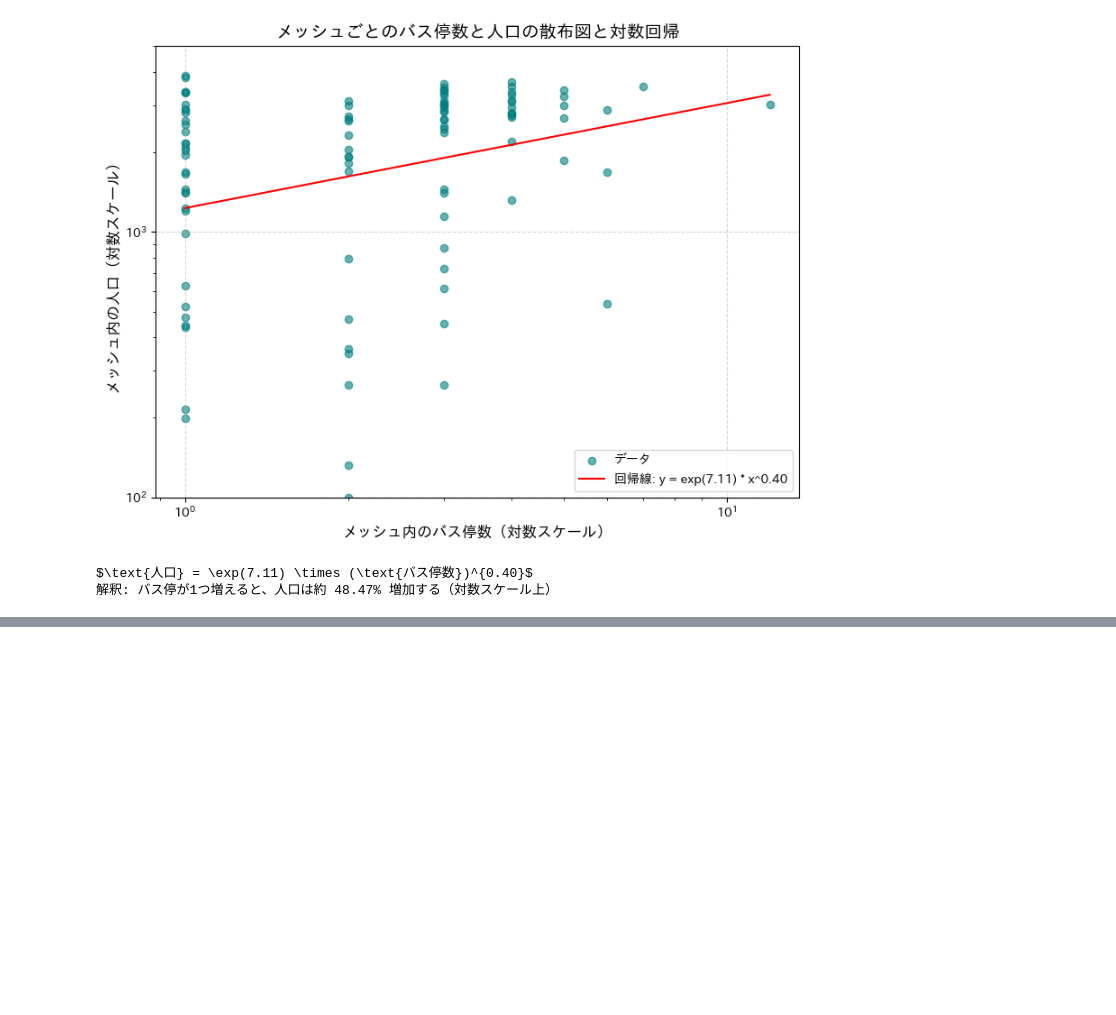
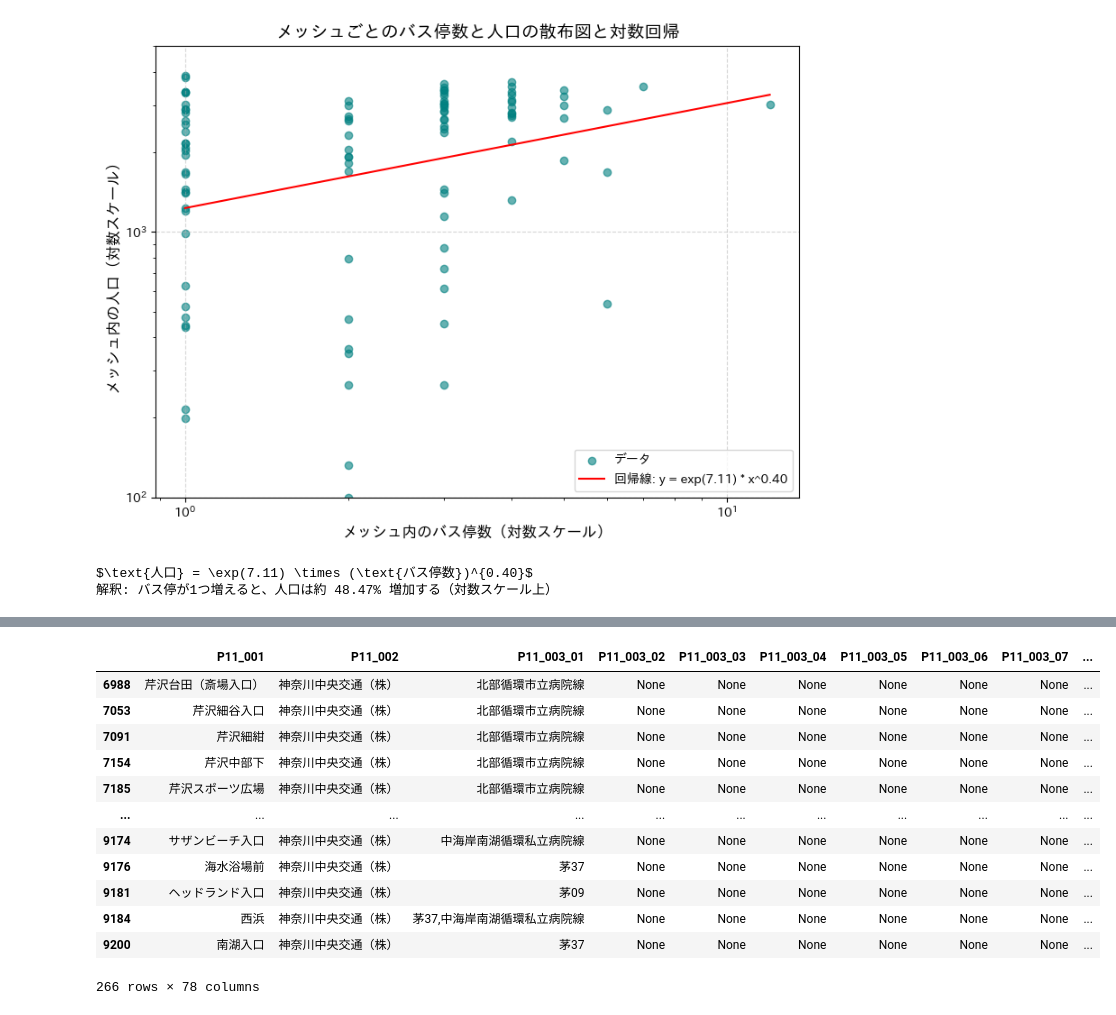
Before and after one commit to takeru403/map_mocup, a Jupyter notebook: notebook/get_data.ipynb, the cells around one changed output, grey strips where cells are left out. Saved outputs shown, nothing was run; the diff lists cells and outputs as text; code cells hidden in the pictures; blank space fills up the shorter version.

```diff
--- a/notebook/get_data.ipynb
+++ b/notebook/get_data.ipynb
@@ -344,0 +486,16 @@ $\text{人口} = \exp(7.11) \times (\text{バス停数})^{0.40}$
+# %%
+chigasaki_bus_stop_gdf
+# %% [output]
+|  | P11_001 | P11_002 | P11_003_01 | P11_003_02 | P11_003_03 | P11_003_04 | P11_003_05 | P11_003_06 | P11_003_07 | ... |
+| 6988 | 芹沢台田（斎場入口） | 神奈川中央交通（株） | 北部循環市立病院線 | None | None | None | None | None | None | ... |
+| 7053 | 芹沢細谷入口 | 神奈川中央交通（株） | 北部循環市立病院線 | None | None | None | None | None | None | ... |
+| 7091 | 芹沢細紺 | 神奈川中央交通（株） | 北部循環市立病院線 | None | None | None | None | None | None | ... |
+| 7154 | 芹沢中部下 | 神奈川中央交通（株） | 北部循環市立病院線 | None | None | None | None | None | None | ... |
+| 7185 | 芹沢スポーツ広場 | 神奈川中央交通（株） | 北部循環市立病院線 | None | None | None | None | None | None | ... |
+| ... | ... | ... | ... | ... | ... | ... | ... | ... | ... | ... |
+| 9174 | サザンビーチ入口 | 神奈川中央交通（株） | 中海岸南湖循環私立病院線 | None | None | None | None | None | None | ... |
+| 9176 | 海水浴場前 | 神奈川中央交通（株） | 茅37 | None | None | None | None | None | None | ... |
+| 9181 | ヘッドランド入口 | 神奈川中央交通（株） | 茅09 | None | None | None | None | None | None | ... |
+| 9184 | 西浜 | 神奈川中央交通（株） | 茅37,中海岸南湖循環私立病院線 | None | None | None | None | None | None | ... |
+| 9200 | 南湖入口 | 神奈川中央交通（株） | 茅37 | None | None | None | None | None | None | ... |
+266 rows × 78 columns
```
Also changed, not shown: parts of 3 cells of this notebook, 1 other file.
